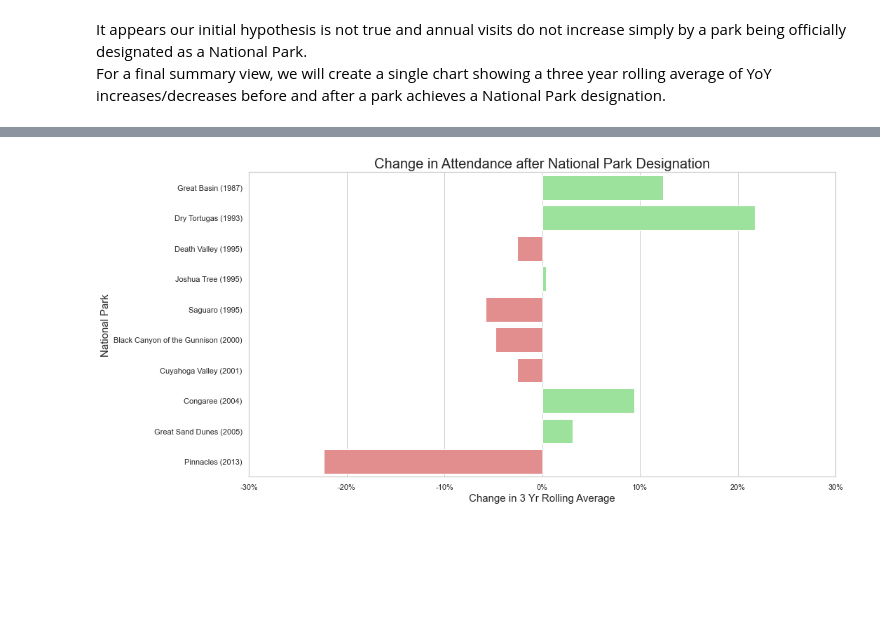
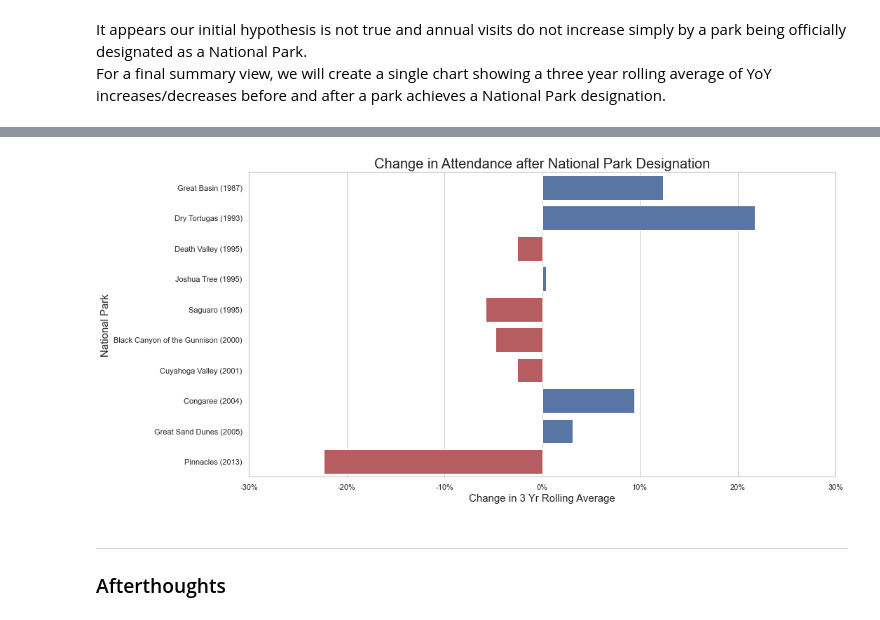
Before and after one commit to carl-schick-ds/national-parks, a Jupyter notebook: national_parks.ipynb, the cells around one changed output, grey strips where cells are left out. Saved outputs shown, nothing was run; the diff lists cells and outputs as text; code cells hidden in the pictures; blank space fills up the shorter version.

```diff
--- a/national_parks.ipynb
+++ b/national_parks.ipynb
@@ -449,7 +452,10 @@ It appears our initial hypothesis is not true and annual visits do not increase
 For a final summary view, we will create a single chart showing a three year rolling average of YoY increases/decreases before and after a park achieves a National Park designation.
 # %%
 def generate_final_summary(park_data_melted_df):
+    # Use the rolling and mean functions to add a column to hold the three year rolling average of annual increases to each year.
     park_data_melted_df['Rolling Delta'] = park_data_melted_df['Visits Delta'].rolling(3).mean()
+
+    # Filter the dataframe to only the three year rolling average the year immediately prior to the park being a National Park (First Year - 1) and three years after (First Year + 2)
     park_data_melted_df_small = park_data_melted_df[(park_data_melted_df['Year'] == (park_data_melted_df['First Year'] -1)) | (park_data_melted_df['Year'] == (park_data_melted_df['First Year'] + 2))]
     cols = ['Name', 'First Year', 'Year', 'Rolling Delta']
     park_data_melted_df_small = park_data_melted_df_small[cols]
@@ -474,8 +480,8 @@ def generate_final_summary(park_data_melted_df):
         'Change in 3 Yr Avg': '{:,.2%}'.format
     })
 
-    return final_output
+    display(final_output)
+    return park_visits_final_df
 
 final_summary_df = generate_final_summary(park_data_melted_df)
-display(final_summary_df)
 # %% [output]
@@ -483,14 +500,22 @@ NameError: name 'park_data_melted_df' is not defined
 # %%
-sns.set(rc = {'figure.figsize':(15,8)})
-sns.set_style('whitegrid')
-cmap = (park_visits_final_df['Change in 3 Yr Avg'] > 0).map({True: 'lightgreen', False: 'lightcoral'})
-g = sns.barplot(data=park_visits_final_df, x='Change in 3 Yr Avg', y='Display Name', palette=cmap)
-xlabels = ['{:,.0f}'.format(x) + '%' for x in g.get_xticks()*100]
-g.set_xticks(g.get_xticks())  ## Only do this to suppress warning about setting tick labels without setting ticks
-g.set_xticklabels(xlabels)
-g.set_title('Change in Attendance after National Park Designation', fontsize=20)
-g.set_ylabel('National Park', fontsize=15)
-g.set_xlabel('Change in 3 Yr Rolling Average', fontsize=15)
-print()
+def graph_summary_visit_change(final_summary_df):
+    # Create the Barplot and set the title.  Bar colors are blue for increases and red for decreases.
+    cmap = (final_summary_df['Change in 3 Yr Avg'] > 0).map({True: 'b', False: 'r'})
+    ax = sns.barplot(data=final_summary_df, x='Change in 3 Yr Avg', y='Display Name', palette=cmap)
+    ax.set_title('Change in Attendance after National Park Designation', fontsize=20)
+
+    # Format the % change ticks as percentages for better readability
+    xlabels = ['{:,.0f}'.format(x) + '%' for x in ax.get_xticks()*100]
+    ax.set_xticks(ax.get_xticks())  ## Only do this to suppress warning about setting tick labels without setting ticks
+    ax.set_xticklabels(xlabels)
+
+    # Label Axes
+    ax.set_ylabel('National Park', fontsize=15)
+    ax.set_xlabel('Change in 3 Yr Rolling Average', fontsize=15)
+
+graph_summary_visit_change(final_summary_df)
 # %% [output]
-[figure, old version]
+[figure, new version]
+# %% [markdown]
+***
+### Afterthoughts
```
Also changed, not shown: parts of 10 cells of this notebook.
